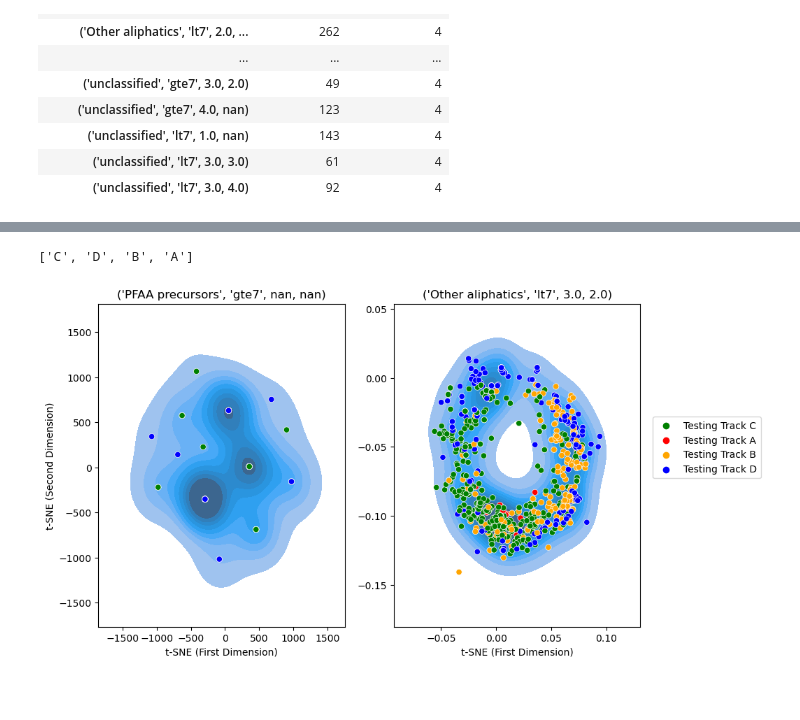
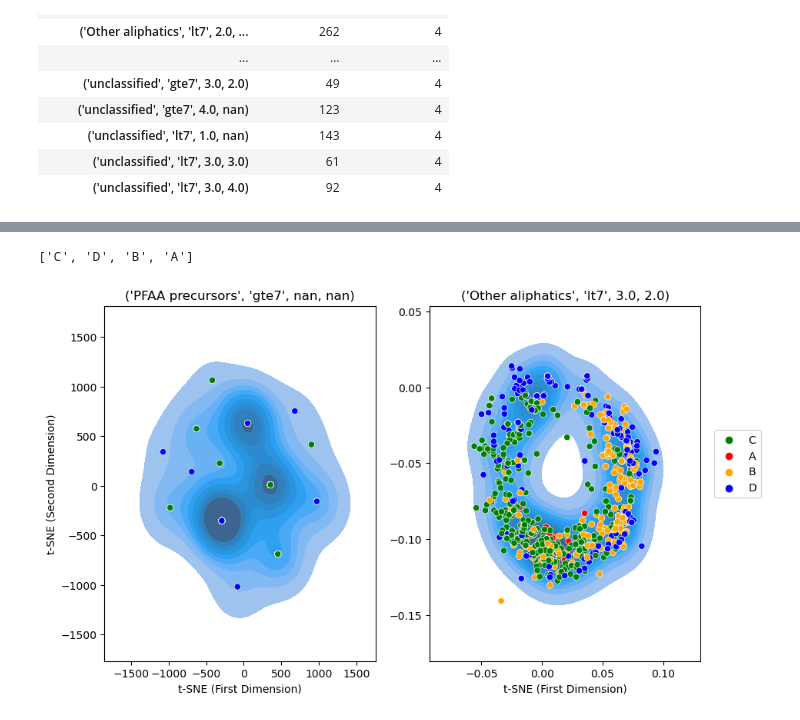
Before and after one commit to patlewig/nts_pfas, a Jupyter notebook: notebooks/12_physchem_similarity.ipynb, the cells around one changed output, grey strips where cells are left out. Drawn from its saved outputs; the diff is of its cells as text; code cells hidden in the pictures; blank space fills up the shorter version.

```diff
--- a/notebooks/12_physchem_similarity.ipynb
+++ b/notebooks/12_physchem_similarity.ipynb
@@ -398,34 +400,34 @@ fig, (ax1, ax2) = plt.subplots(1,2,figsize = (10,6))
 plt.subplots_adjust(hspace = 0.8)
 #colors = {1:'red', 0 : 'blue'}
 color_dict = dict({'A':'blue',
                   'B':'orange',
                   'C': 'green',
                   'D': 'red'})
 ax1.title.set_text(tsne_lst[34]['label'])
 ax2.title.set_text(tsne_lst[31]['label'])
 #grouped = tsne_df.groupby('Source')
 #for key, group in grouped:
 #    group.plot(ax=ax, kind='scatter', x='tsne_x', y='tsne_y', alpha = alphas[0], label=key, color=colors[key])
 ax1 = sns.kdeplot(x="tsne_x", y="tsne_y", fill = True,
                      data=tsne_lst[34]['tsne'], ax = ax1)
 ax1 = sns.scatterplot(x="tsne_x", y="tsne_y", hue = 'test_track',palette = color_dict,
                      data=tsne_lst[34]['tsne'], ax = ax1)
 
 ax2 = sns.kdeplot(x="tsne_x", y="tsne_y", fill = True,
                      data=tsne_lst[31]['tsne'], ax = ax2)
 ax2 = sns.scatterplot(x="tsne_x", y="tsne_y", hue = 'test_track', palette = color_dict,
                      data=tsne_lst[31]['tsne'], ax = ax2)
 ax1.get_legend().remove()
 ax2.set_ylabel('')
 ax1.set_ylabel('t-SNE (Second Dimension)')
 ax1.set_xlabel('t-SNE (First Dimension)')
 ax2.set_xlabel('t-SNE (First Dimension)')
 handles, labels = ax2.get_legend_handles_labels()
 print(labels)
-legend_order = ['Testing Track A', 'Testing Track B', 'Testing Track C', 'Testing Track D']
-labels = ['Testing Track C', 'Testing Track A', 'Testing Track B', 'Testing Track D']
+legend_order = ['A', 'B', 'C', 'D']
+labels = ['C', 'A', 'B', 'D']
 l = plt.legend(handles=handles, labels=labels, bbox_to_anchor=(1.05,0.65), loc=2, borderaxespad=0.)
-fig.savefig(figures_dir+'Figure9_061123.png', dpi = 300, bbox_inches = 'tight')
+fig.savefig(figures_dir+'Figure9_261123.png', dpi = 300, bbox_inches = 'tight')
 # %% [output]
 ['C', 'D', 'B', 'A']
-[figure, old version]
+[figure, new version]
```
Also changed, not shown: parts of 1 cell of this notebook, 5 other files.
